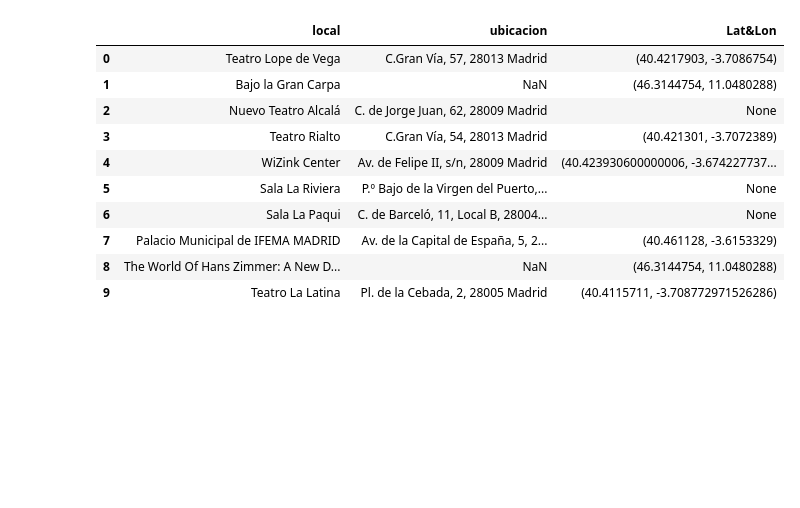
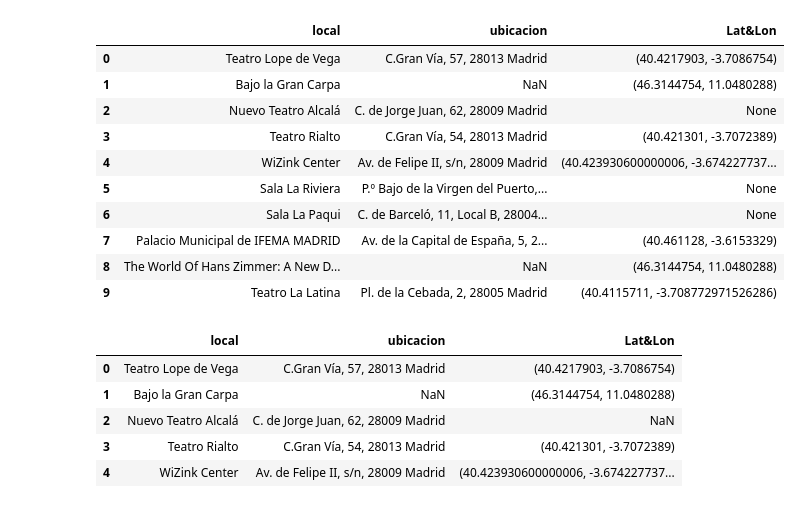
Before and after one commit to SaraPazo/Final-project-event, a Jupyter notebook: entradas/Notebooks/Uniones.ipynb, the cells around one changed output. Drawn from its saved outputs; the diff is of its cells as text; code cells hidden in the pictures; blank space fills up the shorter version.

```diff
--- a/entradas/Notebooks/Uniones.ipynb
+++ b/entradas/Notebooks/Uniones.ipynb
@@ -147,3 +147,5 @@ df_locales.head(10)
 | 9 | Teatro La Latina | Pl. de la Cebada, 2, 28005 Madrid | (40.4115711, -3.708772971526286) |
 # %%
 df_locales.to_csv('../data/ubica_evento.csv', index=False, encoding='utf-8')
+# %%
+df_locales = pd.read_csv('../data/ubica_evento.csv')
@@ -149,0 +154,9 @@ df_locales.to_csv('../data/ubica_evento.csv', index=False, encoding='utf-8')
+# %%
+df_locales.head()
+# %% [output]
+|  | local | ubicacion | Lat&Lon |
+| 0 | Teatro Lope de Vega | C.Gran Vía, 57, 28013 Madrid | (40.4217903, -3.7086754) |
+| 1 | Bajo la Gran Carpa | NaN | (46.3144754, 11.0480288) |
+| 2 | Nuevo Teatro Alcalá | C. de Jorge Juan, 62, 28009 Madrid | NaN |
+| 3 | Teatro Rialto | C.Gran Vía, 54, 28013 Madrid | (40.421301, -3.7072389) |
+| 4 | WiZink Center | Av. de Felipe II, s/n, 28009 Madrid | (40.423930600000006, -3.674227737... |
```
Also changed, not shown: parts of 6 cells of this notebook, 5 other files.
